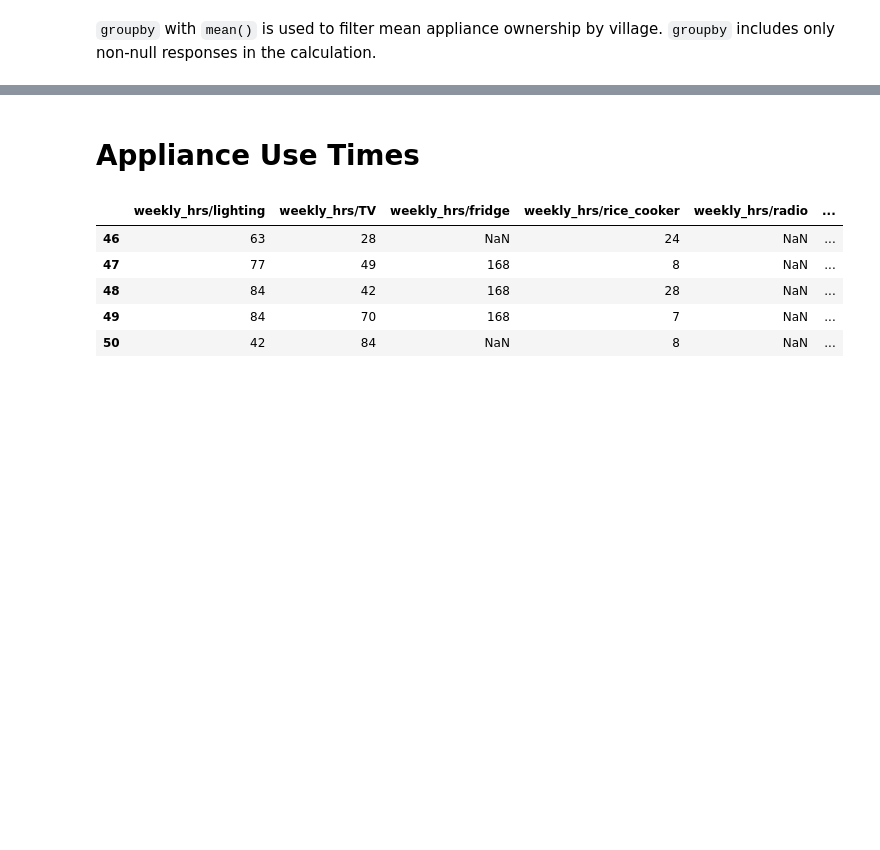
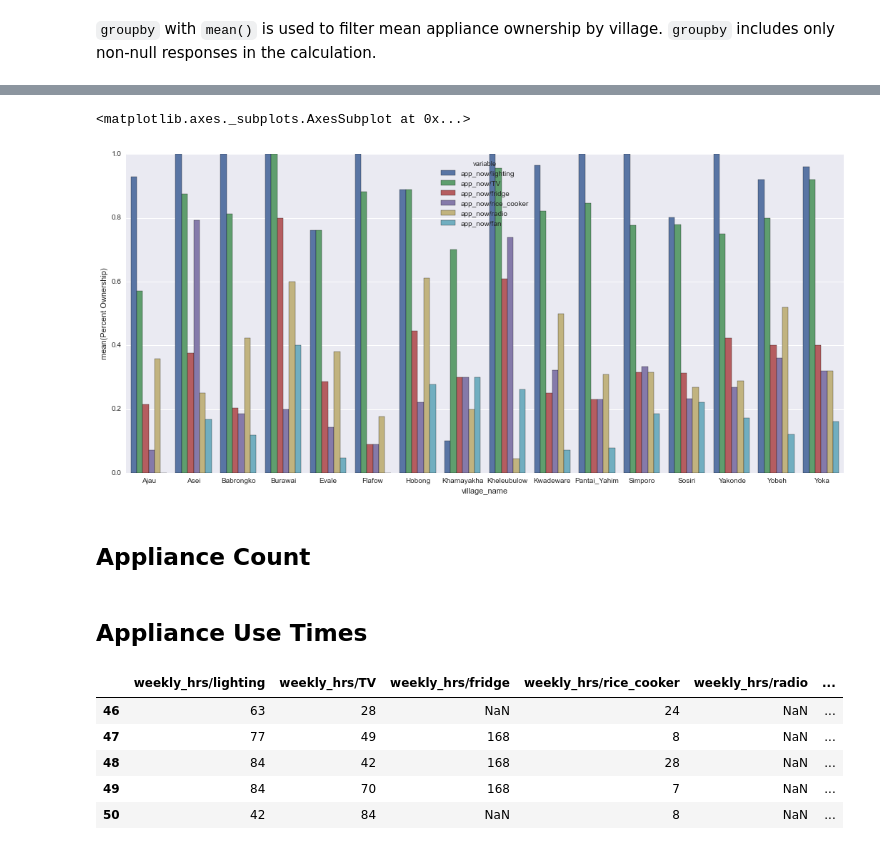
Before and after one commit to mattrosi/sentani-labbook, a Jupyter notebook: 2016-03-27-simulation-model-working-outline.ipynb, the cells around one changed output, grey strips where cells are left out. Saved outputs shown, nothing was run; the diff lists cells and outputs as text; code cells hidden in the pictures; blank space fills up the shorter version.

```diff
--- a/2016-03-27-simulation-model-working-outline.ipynb
+++ b/2016-03-27-simulation-model-working-outline.ipynb
@@ -194,5 +201,5 @@ dtype: object
 # %% [markdown]
 `groupby` with `mean()` is used to filter mean appliance ownership by village. `groupby` includes only non-null responses in the calculation.
 # %%
-#grid_appliance_village_mean = grid_appliance_actual.groupby(survey['village_name']).mean()
-#grid_appliance_village_mean
+grid_appliance_village_mean = grid_appliance.groupby(survey['village_name']).mean()
+grid_appliance_village_mean
@@ -199,15 +225,20 @@ dtype: object
 # %%
-#grid_appliance_mean['village_name'] = grid_appliance_mean.index
-#melted = pd.melt(grid_appliance_mean,
-#                 id_vars=['village_name'],
-#                 value_vars=['app_now/lighting','app_now/TV','app_now/fridge',
-#                             'app_now/rice_cooker','app_now/radio','app_now/fan'],
-#                 value_name='Percent Ownership')
+grid_appliance_village_mean['village_name'] = grid_appliance_village_mean.index
+melted = pd.melt(grid_appliance_village_mean,
+                 id_vars=['village_name'],
+                 value_vars=['app_now/lighting','app_now/TV','app_now/fridge',
+                             'app_now/rice_cooker','app_now/radio','app_now/fan'],
+                 value_name='Percent Ownership')
 # %%
-#plt.figure(figsize=(18,8))
-#sns.barplot(x='village_name', y='Percent Ownership', hue='variable', data=melted)
+plt.figure(figsize=(18,8))
+sns.barplot(x='village_name', y='Percent Ownership', hue='variable', data=melted)
+# %% [output]
+<matplotlib.axes._subplots.AxesSubplot at 0x...>
+[figure, added]
+# %% [markdown]
+## Appliance Count
 # %% [markdown]
-# Appliance Use Times
+## Appliance Use Times
 # %%
 for a in appliances:
     # create column label from appliance names
```
Also changed, not shown: parts of 8 cells of this notebook.
